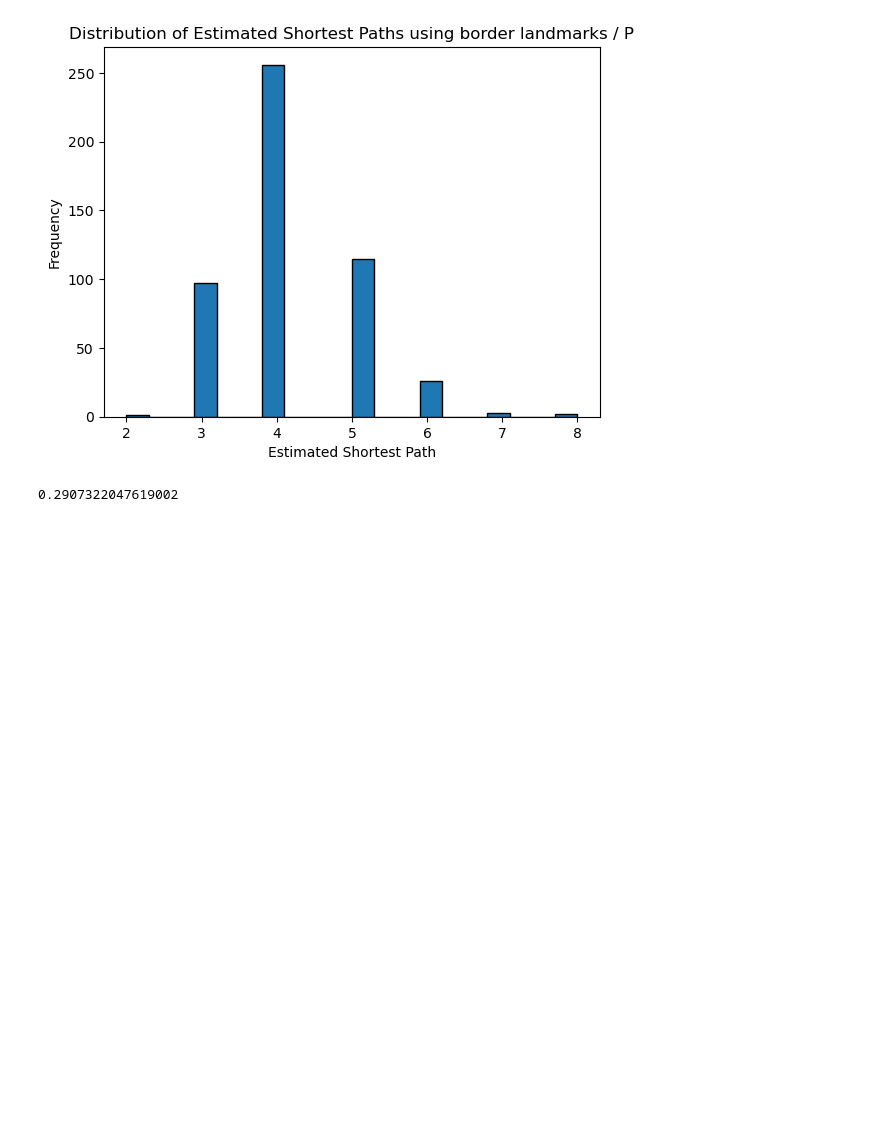
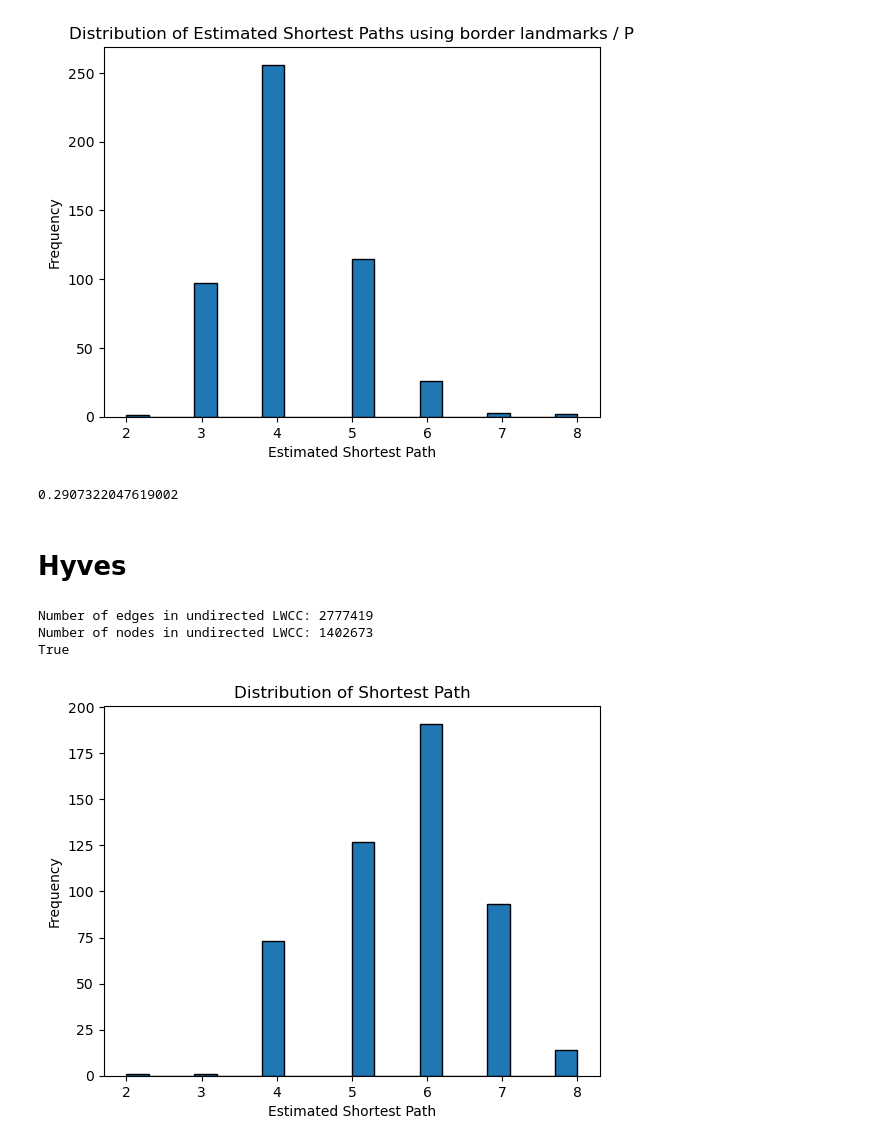
Before and after one commit to vanbuncha/snacs, a Jupyter notebook: project/shortest_path_est.ipynb, the cells around one changed output. Cells and saved outputs as stored; diff of their text form; code cells hidden in the pictures; blank space fills up the shorter version.

Commit message:
hyves calc

```diff
--- a/project/shortest_path_est.ipynb
+++ b/project/shortest_path_est.ipynb
@@ -1780,3 +1780,77 @@ print(diff_exact_estimate(exact_shortest_paths,estimated_shortest_paths))
 # %% [output]
 [figure]
 0.2907322047619002
+# %% [markdown]
+# Hyves
+# %%
+import networkx as nx
+import matplotlib.pyplot as plt
+
+# Initialize Hyves graph
+G_hyves_full = nx.DiGraph()  # Use DiGraph for directed graph
+
+# hyves/out.tsv
+file_path = 'data/hyves/out.tsv'
+with open(file_path, 'r') as file:
+    # Skip the header line
+    next(file)
+
+    for line in file:
+        source, target = map(int, line.strip().split())
+        G_hyves_full.add_edge(source, target)
+
+# Find weakly connected components
+weakly_connected_components = list(nx.weakly_connected_components(G_hyves_full))
+
+# Find the Largest Weakly Connected Component (LWCC)
+lwcc = max(weakly_connected_components, key=len)
+
+# Create a subgraph for the LWCC
+G_hyves = G_hyves_full.subgraph(lwcc)
+
+# Convert the LWCC subgraph to an undirected graph
+G_hyves = G_hyves.to_undirected()
+
+# Get the number of edges and nodes in the undirected LWCC
+num_lwcc_undirected_edges = G_hyves.number_of_edges()
+num_lwcc_undirected_nodes = G_hyves.number_of_nodes()
+
+print("Number of edges in undirected LWCC:", num_lwcc_undirected_edges)
+print("Number of nodes in undirected LWCC:", num_lwcc_undirected_nodes)
+print(nx.is_connected(G_hyves))
+# %% [output]
+Number of edges in undirected LWCC: 2777419
+Number of nodes in undirected LWCC: 1402673
+True
+# %%
+# Parameters for petser
+
+num_seeds = 700000
+number_partitions = 20
+
+
+random_node_pairs = generate_random_node_pairs(G_hyves, number_pairs=500)
+partition_sets, edge_cut = partition_graph_func(G_hyves, number_partitions)
+# %%
+exact_shortest_paths = {}
+
+for pair in random_node_pairs:
+    source, target = pair
+    shortest_path_distance = calculate_exact_shortest_path(G_hyves, source, target)
+    exact_shortest_paths[pair] = shortest_path_distance
+
+exact_shortest_paths
+
+
+# Get the list of estimated shortest paths
+estimations = list(exact_shortest_paths.values())
+# print(exact_shortest_paths)
+
+# Plot the distribution
+plt.hist(estimations, bins=20, edgecolor='black')
+plt.xlabel('Estimated Shortest Path')
+plt.ylabel('Frequency')
+plt.title('Distribution of Shortest Path')
+plt.show()
+# %% [output]
+[figure, added]
```
Also changed, not shown: parts of 38 cells of this notebook, 3 other files.
